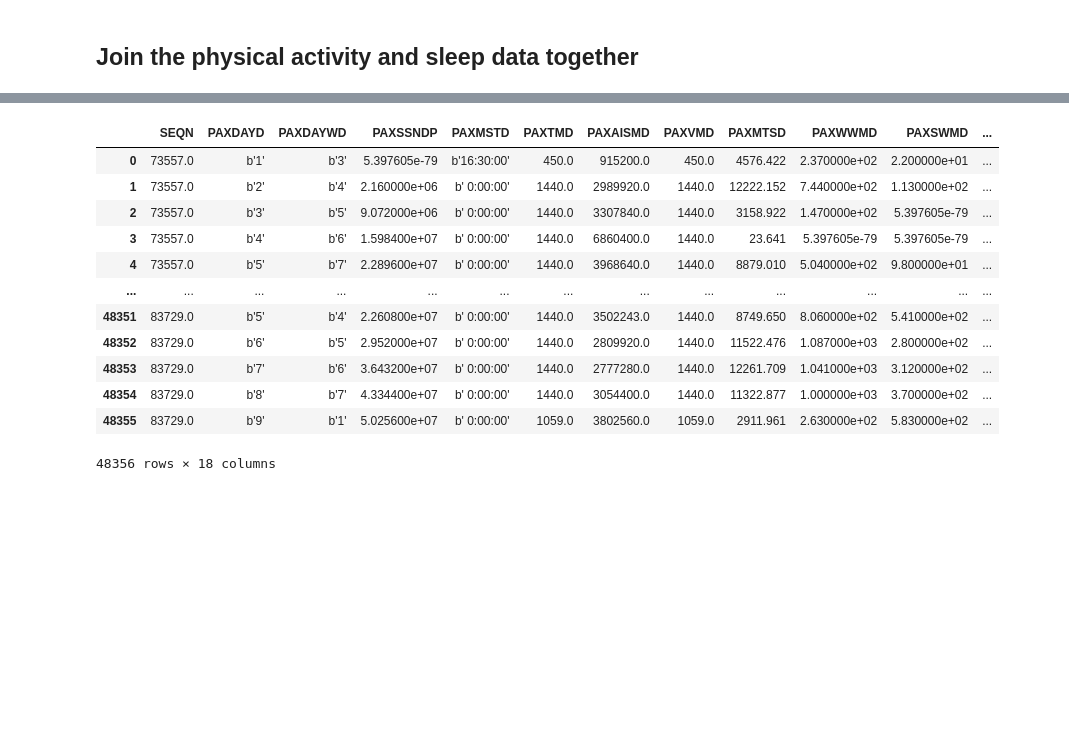
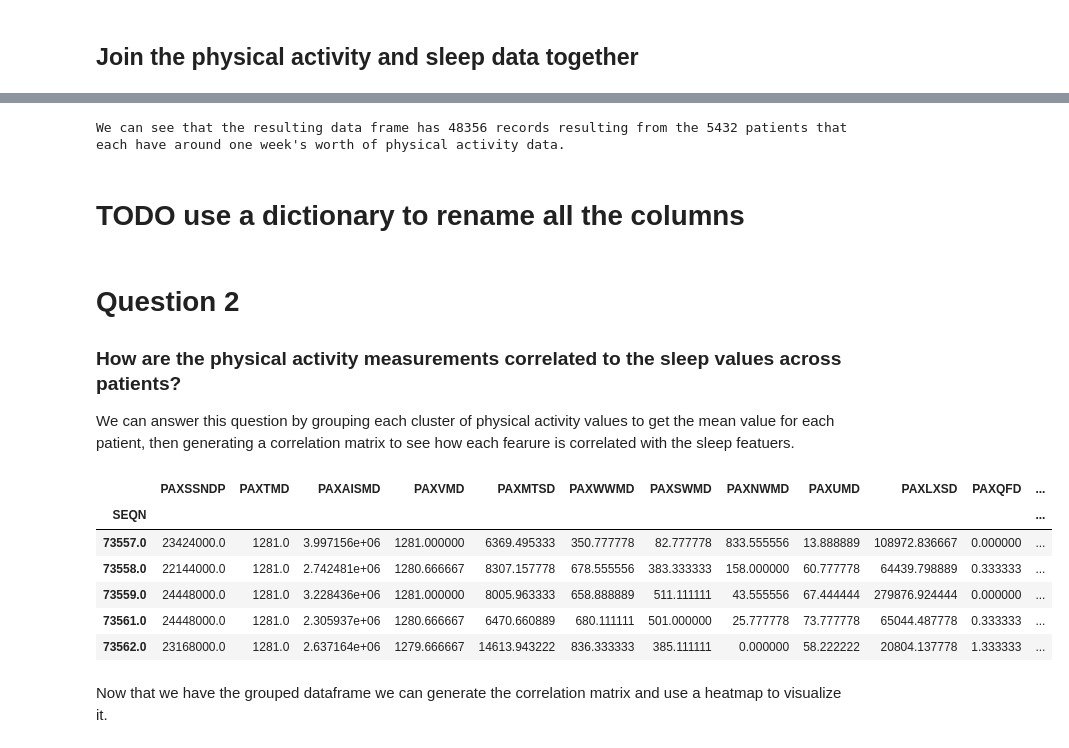
Before and after one commit to spencerbertsch1/DS4H, a Jupyter notebook: notebooks/DS4H_EDA.ipynb, the cells around one changed output, grey strips where cells are left out. Saved outputs shown, nothing was run; the diff lists cells and outputs as text; code cells hidden in the pictures; blank space fills up the shorter version.

```diff
--- a/notebooks/DS4H_EDA.ipynb
+++ b/notebooks/DS4H_EDA.ipynb
@@ -88,0 +50,4 @@ df_sleep
+# %%
+df_active_path: str = base_path + 'PAXDAY_H.XPT'
+df_active: pd.DataFrame = pd.read_sas(df_active_path)
+df_active.head(5)
@@ -88,0 +63,4 @@ df_sleep
+# %%
+df_sleep_path: str = base_path + 'SLQ_H.XPT'
+df_sleep: pd.DataFrame = pd.read_sas(df_sleep_path)
+df_sleep.head(5)
@@ -88,0 +78,3 @@ df_sleep
+# %%
+df_active = round(df_active, 6)
+df_active.head(5)
@@ -111,2 +120,3 @@ This venn diagram shows us the set intersection betwen the patients included in
 # %%
-df_joined = df.merge(df_sleep, left_on='SEQN', right_on='SEQN')
+df_joined = df_active.merge(df_sleep, left_on='SEQN', right_on='SEQN')
+df_joined.head()
@@ -112,0 +130,7 @@ df_joined = df.merge(df_sleep, left_on='SEQN', right_on='SEQN')
+# %%
+valid_patient_ids: int = len(physical_activity_patient_ids) - len(physical_activity_patient_ids - sleep_patient_ids)
+print(f'We can see that the resulting data frame has {df_joined.shape[0]} records resulting from the {valid_patient_ids} patients that each have around one week\'s worth of physical activity data.')
+# %% [output]
+We can see that the resulting data frame has 48356 records resulting from the 5432 patients that each have around one week's worth of physical activity data.
+# %% [markdown]
+# TODO use a dictionary to rename all the columns
@@ -113,16 +139,19 @@ df_joined = df.merge(df_sleep, left_on='SEQN', right_on='SEQN')
+# %% [markdown]
+# Question 2
+
+### How are the physical activity measurements correlated to the sleep values across patients?
+
+We can answer this question by grouping each cluster of physical activity values to get the mean value for each patient, then generating a correlation matrix to see how each fearure is correlated with the sleep featuers.
 # %%
-df_joined
+df_grouped: pd.DataFrame = df_joined.groupby('SEQN').mean()
+df_grouped.head()
 # %% [output]
-|  | SEQN | PAXDAYD | PAXDAYWD | PAXSSNDP | PAXMSTD | PAXTMD | PAXAISMD | PAXVMD | PAXMTSD | PAXWWMD | PAXSWMD | ... |
-| 0 | 73557.0 | b'1' | b'3' | 5.397605e-79 | b'16:30:00' | 450.0 | 915200.0 | 450.0 | 4576.422 | 2.370000e+02 | 2.200000e+01 | ... |
-| 1 | 73557.0 | b'2' | b'4' | 2.160000e+06 | b' 0:00:00' | 1440.0 | 2989920.0 | 1440.0 | 12222.152 | 7.440000e+02 | 1.130000e+02 | ... |
-| 2 | 73557.0 | b'3' | b'5' | 9.072000e+06 | b' 0:00:00' | 1440.0 | 3307840.0 | 1440.0 | 3158.922 | 1.470000e+02 | 5.397605e-79 | ... |
-| 3 | 73557.0 | b'4' | b'6' | 1.598400e+07 | b' 0:00:00' | 1440.0 | 6860400.0 | 1440.0 | 23.641 | 5.397605e-79 | 5.397605e-79 | ... |
-| 4 | 73557.0 | b'5' | b'7' | 2.289600e+07 | b' 0:00:00' | 1440.0 | 3968640.0 | 1440.0 | 8879.010 | 5.040000e+02 | 9.800000e+01 | ... |
-| ... | ... | ... | ... | ... | ... | ... | ... | ... | ... | ... | ... | ... |
-| 48351 | 83729.0 | b'5' | b'4' | 2.260800e+07 | b' 0:00:00' | 1440.0 | 3502243.0 | 1440.0 | 8749.650 | 8.060000e+02 | 5.410000e+02 | ... |
-| 48352 | 83729.0 | b'6' | b'5' | 2.952000e+07 | b' 0:00:00' | 1440.0 | 2809920.0 | 1440.0 | 11522.476 | 1.087000e+03 | 2.800000e+02 | ... |
-| 48353 | 83729.0 | b'7' | b'6' | 3.643200e+07 | b' 0:00:00' | 1440.0 | 2777280.0 | 1440.0 | 12261.709 | 1.041000e+03 | 3.120000e+02 | ... |
-| 48354 | 83729.0 | b'8' | b'7' | 4.334400e+07 | b' 0:00:00' | 1440.0 | 3054400.0 | 1440.0 | 11322.877 | 1.000000e+03 | 3.700000e+02 | ... |
-| 48355 | 83729.0 | b'9' | b'1' | 5.025600e+07 | b' 0:00:00' | 1059.0 | 3802560.0 | 1059.0 | 2911.961 | 2.630000e+02 | 5.830000e+02 | ... |
+|  | PAXSSNDP | PAXTMD | PAXAISMD | PAXVMD | PAXMTSD | PAXWWMD | PAXSWMD | PAXNWMD | PAXUMD | PAXLXSD | PAXQFD | ... |
+| SEQN |  |  |  |  |  |  |  |  |  |  |  | ... |
+| 73557.0 | 23424000.0 | 1281.0 | 3.997156e+06 | 1281.000000 | 6369.495333 | 350.777778 | 82.777778 | 833.555556 | 13.888889 | 108972.836667 | 0.000000 | ... |
+| 73558.0 | 22144000.0 | 1281.0 | 2.742481e+06 | 1280.666667 | 8307.157778 | 678.555556 | 383.333333 | 158.000000 | 60.777778 | 64439.798889 | 0.333333 | ... |
+| 73559.0 | 24448000.0 | 1281.0 | 3.228436e+06 | 1281.000000 | 8005.963333 | 658.888889 | 511.111111 | 43.555556 | 67.444444 | 279876.924444 | 0.000000 | ... |
+| 73561.0 | 24448000.0 | 1281.0 | 2.305937e+06 | 1280.666667 | 6470.660889 | 680.111111 | 501.000000 | 25.777778 | 73.777778 | 65044.487778 | 0.333333 | ... |
+| 73562.0 | 23168000.0 | 1281.0 | 2.637164e+06 | 1279.666667 | 14613.943222 | 836.333333 | 385.111111 | 0.000000 | 58.222222 | 20804.137778 | 1.333333 | ... |
-48356 rows × 18 columns
+# %% [markdown]
+Now that we have the grouped dataframe we can generate the correlation matrix and use a heatmap to visualize it.
```
Also changed, not shown: parts of 32 cells of this notebook.
